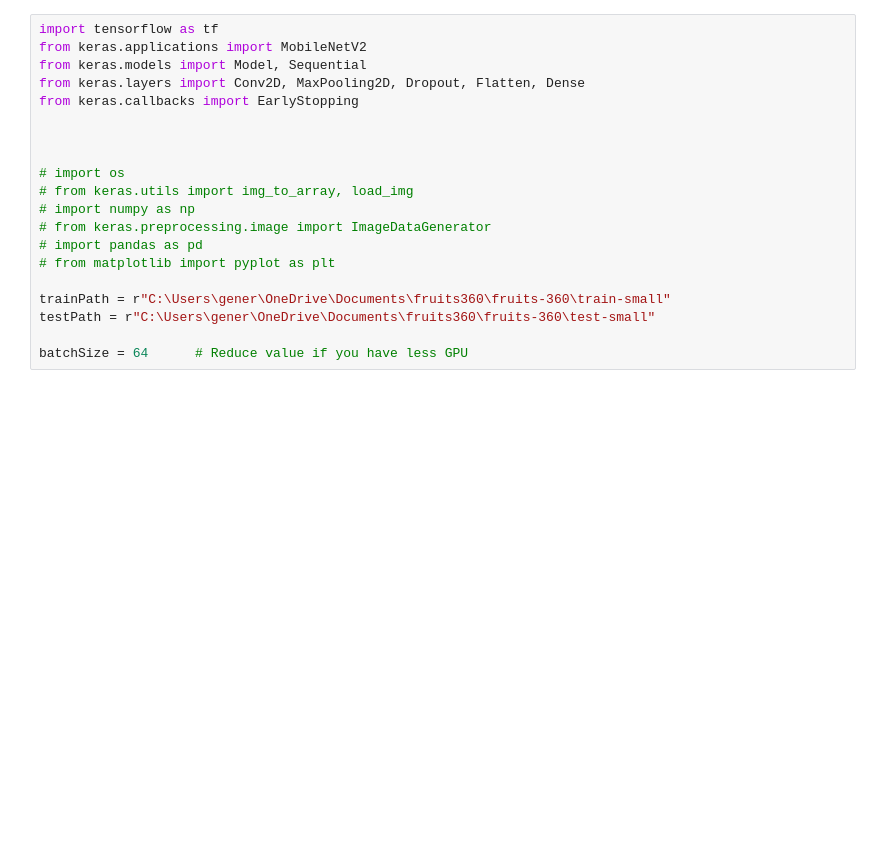
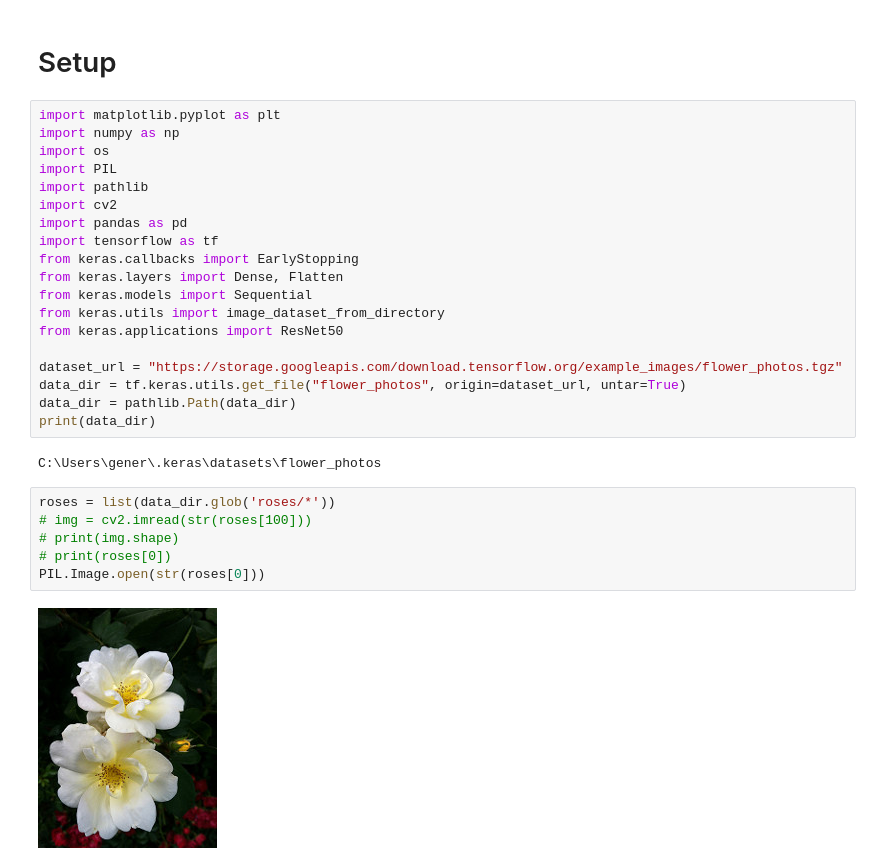
Before and after one commit to WilliamHuang999/cv-food-app, a Jupyter notebook: transferLearning.ipynb, the cells around one changed output. Drawn from its saved outputs; the diff is of its cells as text; blank space fills up the shorter version.

```diff
--- a/transferLearning.ipynb
+++ b/transferLearning.ipynb
@@ -1,20 +1,31 @@
-# %%
-import tensorflow as tf
-from keras.applications import MobileNetV2
-from keras.models import Model, Sequential
-from keras.layers import Conv2D, MaxPooling2D, Dropout, Flatten, Dense
-from keras.callbacks import EarlyStopping
-
-
-
-# import os
-# from keras.utils import img_to_array, load_img
-# import numpy as np
-# from keras.preprocessing.image import ImageDataGenerator
-# import pandas as pd
-# from matplotlib import pyplot as plt
-
-trainPath = r"C:\Users\gener\OneDrive\Documents\fruits360\fruits-360\train-small"
-testPath = r"C:\Users\gener\OneDrive\Documents\fruits360\fruits-360\test-small"
-
-batchSize = 64      # Reduce value if you have less GPU
+# %% [markdown]
+# Setup
+# %%
+import matplotlib.pyplot as plt
+import numpy as np
+import os
+import PIL
+import pathlib
+import cv2
+import pandas as pd
+import tensorflow as tf
+from keras.callbacks import EarlyStopping
+from keras.layers import Dense, Flatten
+from keras.models import Sequential
+from keras.utils import image_dataset_from_directory
+from keras.applications import ResNet50
+
+dataset_url = "https://storage.googleapis.com/download.tensorflow.org/example_images/flower_photos.tgz"
+data_dir = tf.keras.utils.get_file("flower_photos", origin=dataset_url, untar=True)
+data_dir = pathlib.Path(data_dir)
+print(data_dir)
+# %% [output]
+C:\Users\gener\.keras\datasets\flower_photos
+# %%
+roses = list(data_dir.glob('roses/*'))
+# img = cv2.imread(str(roses[100]))
+# print(img.shape)
+# print(roses[0])
+PIL.Image.open(str(roses[0]))
+# %% [output]
+[figure, added]
```
Also changed, not shown: parts of 6 cells of this notebook.
